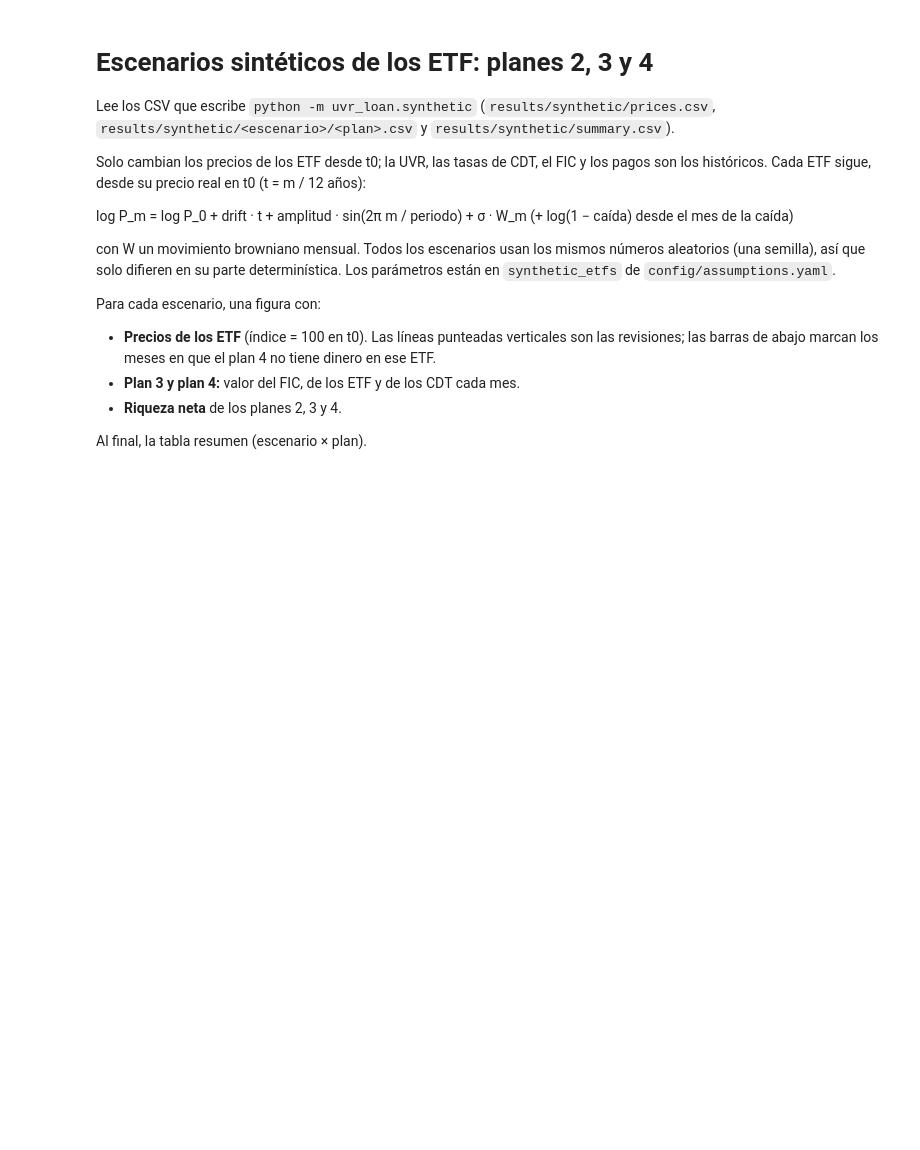
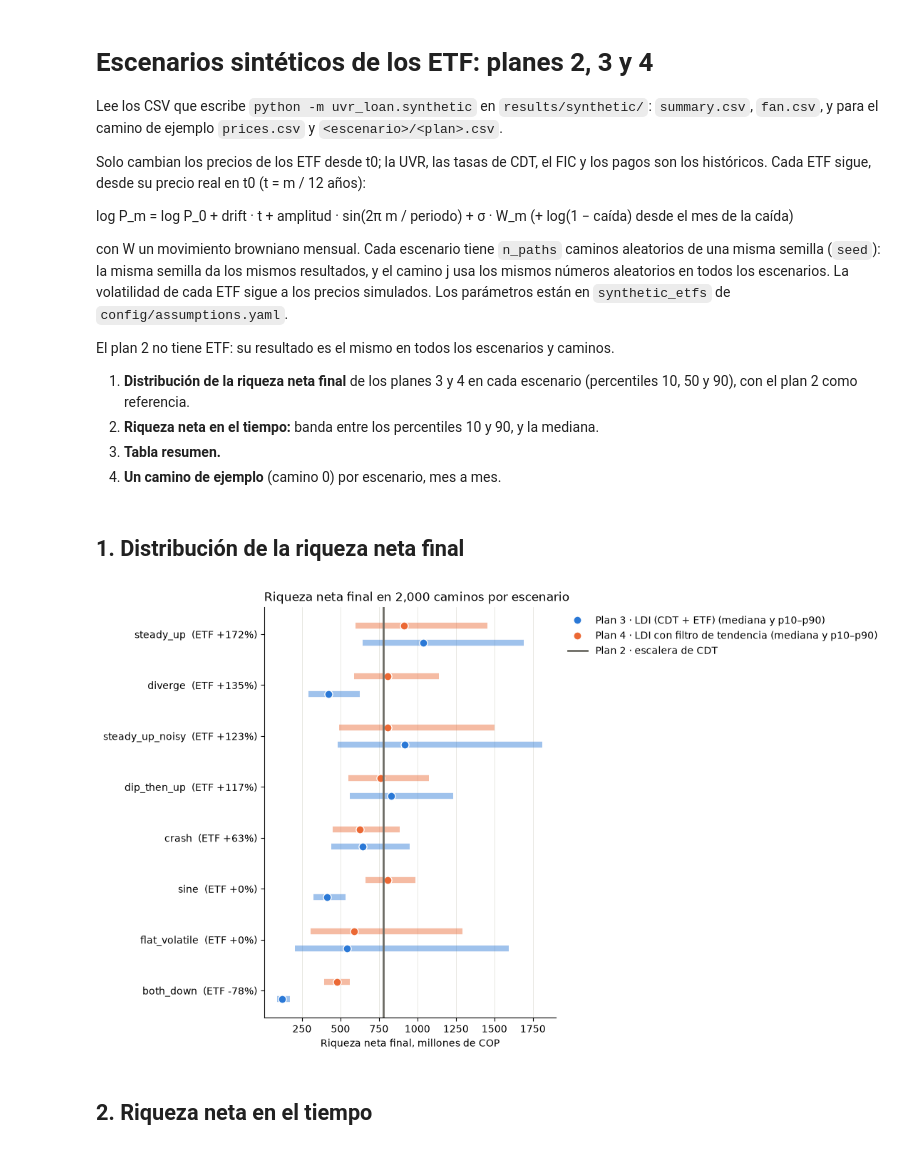
Before and after one commit to Efrain-J/seleccion-portafolio, a Jupyter notebook: notebooks/synthetic_etf_scenarios.ipynb, the cells around one changed output. Drawn from its saved outputs; the diff is of its cells as text; code cells hidden in the pictures; blank space fills up the shorter version.

```diff
--- a/notebooks/synthetic_etf_scenarios.ipynb
+++ b/notebooks/synthetic_etf_scenarios.ipynb
@@ -1,21 +1,20 @@
 # %% [markdown]
 # Escenarios sintéticos de los ETF: planes 2, 3 y 4
 
-Lee los CSV que escribe `python -m uvr_loan.synthetic` (`results/synthetic/prices.csv`, `results/synthetic/<escenario>/<plan>.csv` y `results/synthetic/summary.csv`).
+Lee los CSV que escribe `python -m uvr_loan.synthetic` en `results/synthetic/`: `summary.csv`, `fan.csv`, y para el camino de ejemplo `prices.csv` y `<escenario>/<plan>.csv`.
 
 Solo cambian los precios de los ETF desde t0; la UVR, las tasas de CDT, el FIC y los pagos son los históricos. Cada ETF sigue, desde su precio real en t0 (t = m / 12 años):
 
 log P_m = log P_0 + drift · t + amplitud · sin(2π m / periodo) + σ · W_m (+ log(1 − caída) desde el mes de la caída)
 
-con W un movimiento browniano mensual. Todos los escenarios usan los mismos números aleatorios (una semilla), así que solo difieren en su parte determinística. Los parámetros están en `synthetic_etfs` de `config/assumptions.yaml`.
+con W un movimiento browniano mensual. Cada escenario tiene `n_paths` caminos aleatorios de una misma semilla (`seed`): la misma semilla da los mismos resultados, y el camino j usa los mismos números aleatorios en todos los escenarios. La volatilidad de cada ETF sigue a los precios simulados. Los parámetros están en `synthetic_etfs` de `config/assumptions.yaml`.
 
-Para cada escenario, una figura con:
+El plan 2 no tiene ETF: su resultado es el mismo en todos los escenarios y caminos.
 
-- **Precios de los ETF** (índice = 100 en t0). Las líneas punteadas verticales son las revisiones; las barras de abajo marcan los meses en que el plan 4 no tiene dinero en ese ETF.
-- **Plan 3 y plan 4:** valor del FIC, de los ETF y de los CDT cada mes.
-- **Riqueza neta** de los planes 2, 3 y 4.
-
-Al final, la tabla resumen (escenario × plan).
+1. **Distribución de la riqueza neta final** de los planes 3 y 4 en cada escenario (percentiles 10, 50 y 90), con el plan 2 como referencia.
+2. **Riqueza neta en el tiempo:** banda entre los percentiles 10 y 90, y la mediana.
+3. **Tabla resumen.**
+4. **Un camino de ejemplo** (camino 0) por escenario, mes a mes.
 # %%
 import matplotlib.pyplot as plt
 import pandas as pd
@@ -44,3 +46,29 @@ runs = {
 }
 plt.rcParams.update({"axes.spines.top": False, "axes.spines.right": False, "axes.grid": True,
                      "grid.color": "#e4e3dd", "grid.linewidth": 0.6, "lines.linewidth": 2})
+# %% [markdown]
+## 1. Distribución de la riqueza neta final
+# %%
+# Riqueza neta final: percentiles 10 a 90 (barra) y mediana (punto). Escenarios ordenados por el
+# crecimiento de los ETF sin ruido; la línea gris vertical es el plan 2, igual en todos los escenarios.
+order = summary.drop_duplicates("scenario").sort_values("etf_median_growth")["scenario"].tolist()
+growth = summary.drop_duplicates("scenario").set_index("scenario")["etf_median_growth"]
+fig, ax = plt.subplots(figsize=(11, 6.5), layout="constrained")
+for offset, plan, color in [(-0.17, "ldi", COLORS[0]), (0.17, "trend_ldi", COLORS[1])]:
+    rows = summary[summary["plan"] == plan].set_index("scenario").loc[order]
+    y = [i + offset for i in range(len(order))]
+    ax.hlines(y, rows["wealth_p10"] / 1e6, rows["wealth_p90"] / 1e6, color=color, linewidth=6, alpha=0.45)
+    ax.plot(rows["wealth_p50"] / 1e6, y, "o", color=color, markersize=8, markeredgecolor="white",
+            label=f"{PLANS[plan]} (mediana y p10–p90)")
+plan2 = summary.loc[summary["plan"] == "cdt_ladder", "wealth_p50"].iloc[0] / 1e6
+ax.axvline(plan2, color=MUTED, linewidth=2, label=PLANS["cdt_ladder"])
+ax.set_yticks(range(len(order)), [f"{s}  (ETF {growth[s]:+.0%})" for s in order])
+ax.set_xlabel("Riqueza neta final, millones de COP")
+ax.set_title(f"Riqueza neta final en {n_paths:,} caminos por escenario", loc="left")
+ax.grid(axis="y", visible=False)
+ax.legend(frameon=False, loc="upper left", bbox_to_anchor=(1.01, 1))
+plt.show()
+# %% [output]
+[figure, added]
+# %% [markdown]
+## 2. Riqueza neta en el tiempo
```
Also changed, not shown: parts of 16 cells of this notebook, 26 other files.
